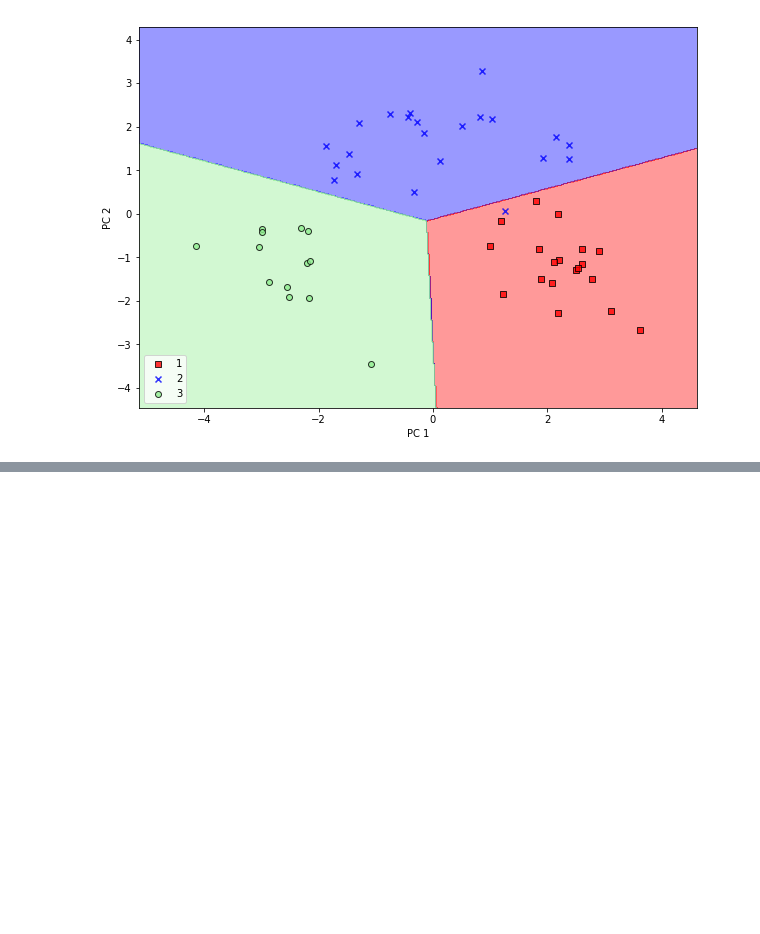
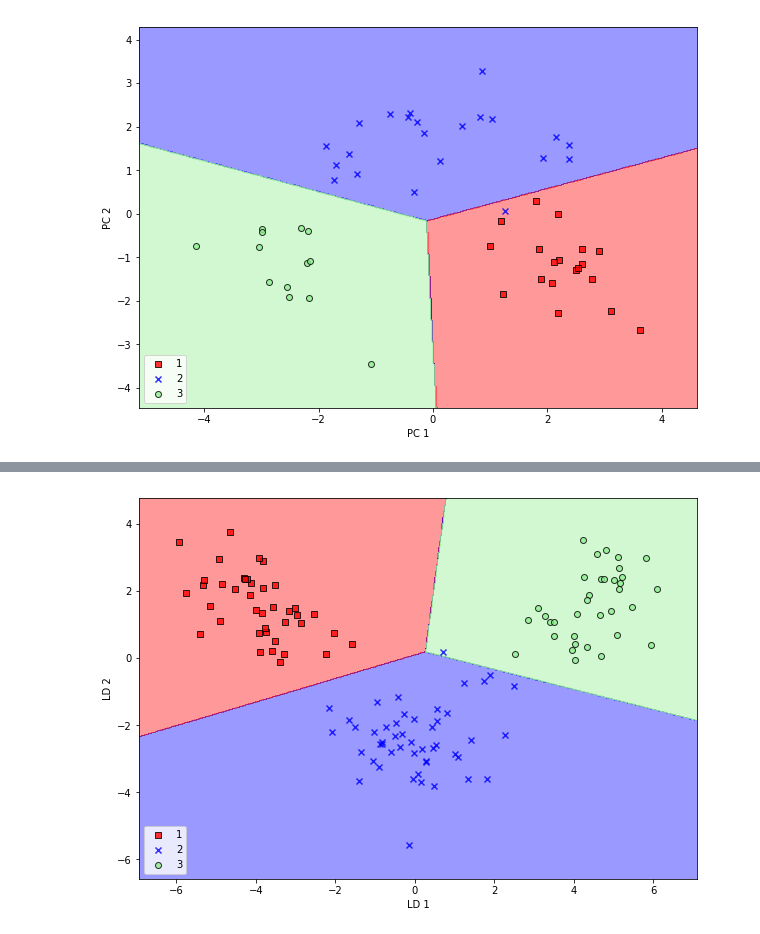
Before and after one commit to khvorov/python-ml, a Jupyter notebook: PCA.ipynb, the cells around one changed output, grey strips where cells are left out. Saved outputs shown, nothing was run; the diff lists cells and outputs as text; code cells hidden in the pictures; blank space fills up the shorter version.

```diff
--- a/PCA.ipynb
+++ b/PCA.ipynb
@@ -119,0 +215,19 @@ plt.show()
+# %%
+# sklearn LDA
+from sklearn.discriminant_analysis import LinearDiscriminantAnalysis
+
+lda = LinearDiscriminantAnalysis(n_components = 2)
+
+X_train_lda = lda.fit_transform(X_train_std, y_train)
+
+lr = LogisticRegression()
+lr.fit(X_train_lda, y_train)
+
+# plot decision regions for training data
+plot_decision_regions(X_train_lda, y_train, classifier = lr)
+plt.xlabel('LD 1')
+plt.ylabel('LD 2')
+plt.legend(loc = 'lower left')
+plt.show()
+# %% [output]
+[figure, added]
```
Also changed, not shown: parts of 3 cells of this notebook.
